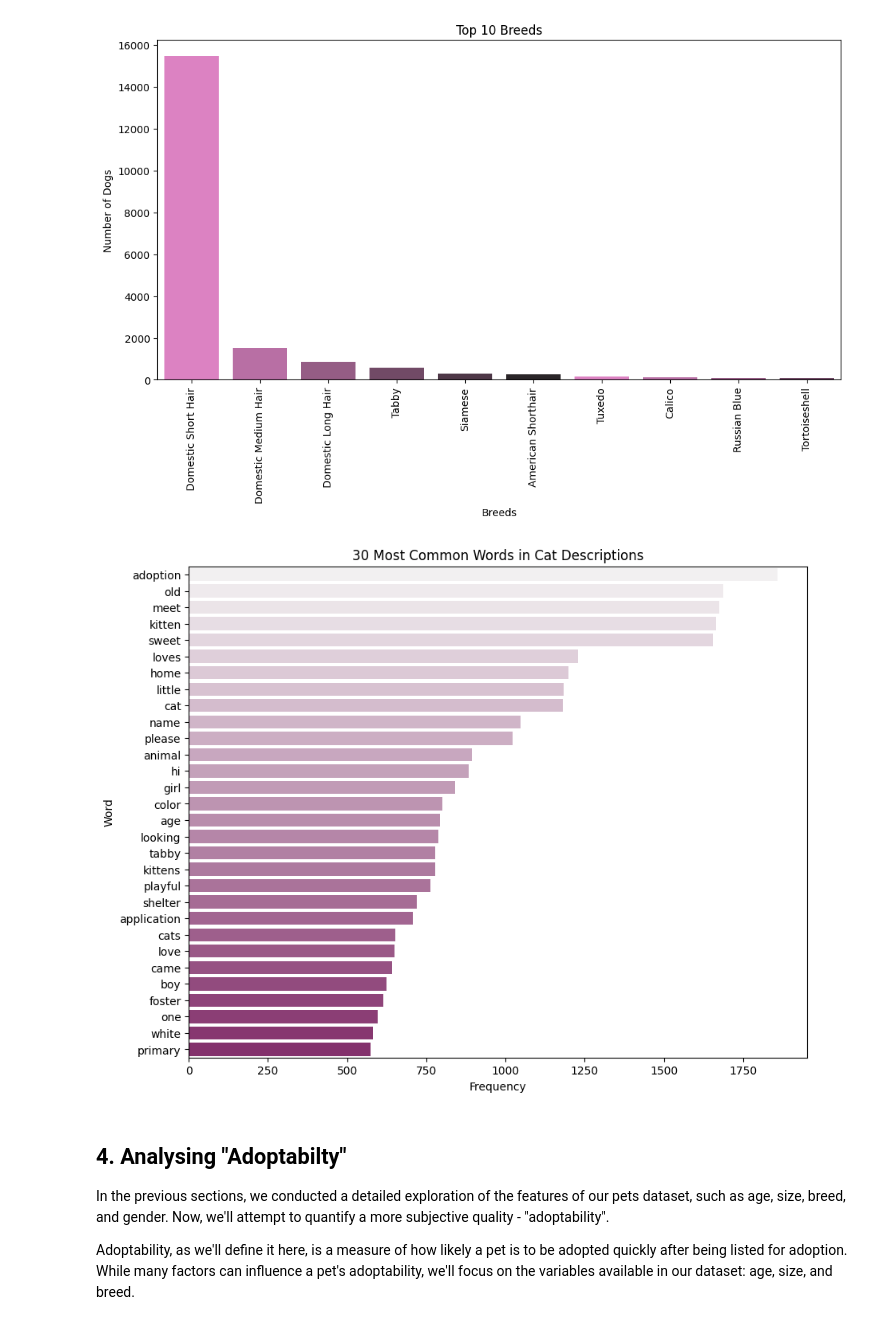
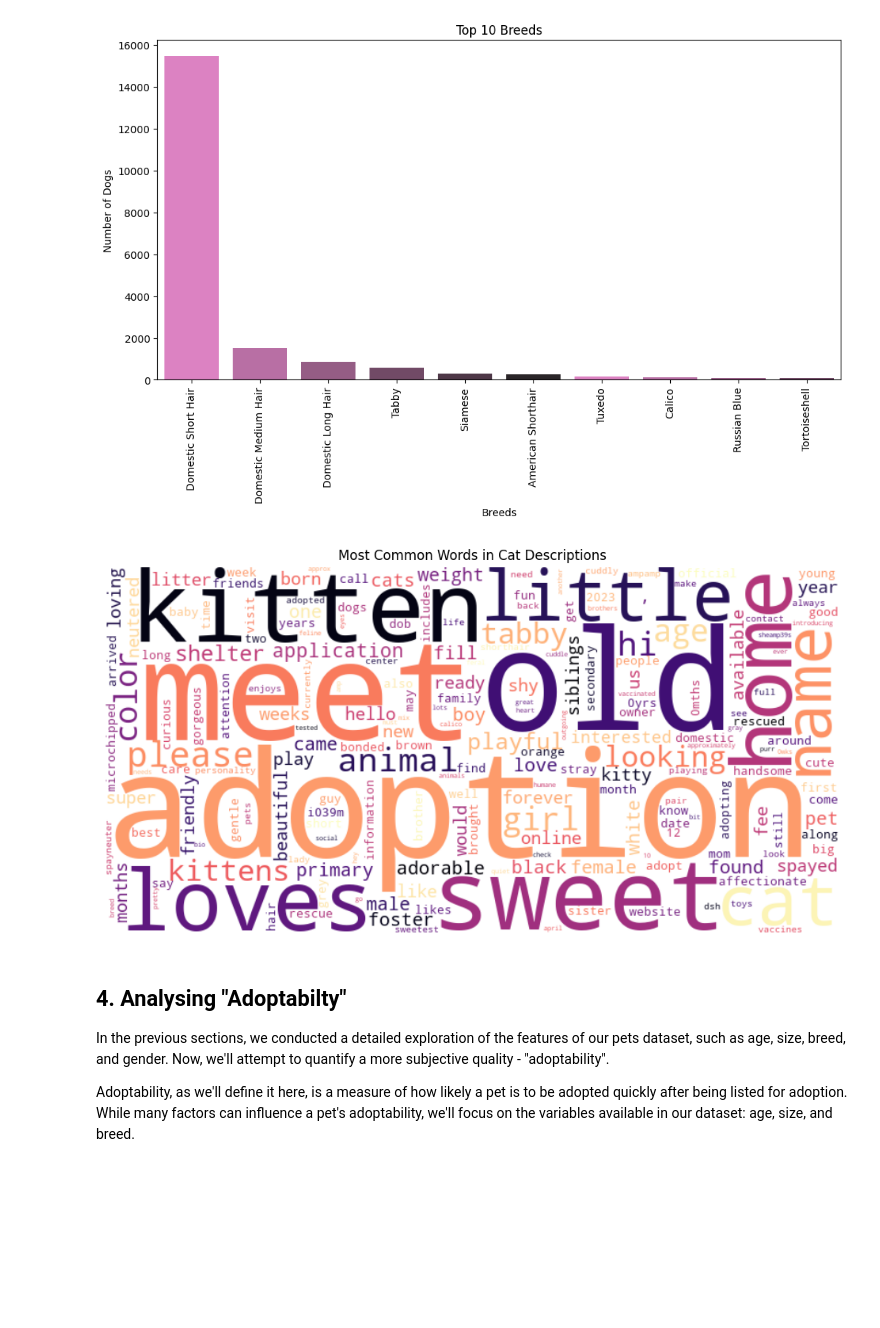
Before and after one commit to violeta-kastreva/pet-adoption-rates-research, a Jupyter notebook: pets-research.ipynb, the cells around one changed output. Cells and saved outputs as stored; diff of their text form; code cells hidden in the pictures; blank space fills up the shorter version.

```diff
--- a/pets-research.ipynb
+++ b/pets-research.ipynb
@@ -222,7 +212,7 @@ def text_analysis(df):
     # plt.xlabel("Frequency")
     # plt.ylabel("Word")
 
-    wordcloud = WordCloud(width=800, height=400, background_color='black', colormap='viridis').generate_from_frequencies(word_freq)
+    wordcloud = WordCloud(width=800, height=400, background_color='white', colormap='viridis').generate_from_frequencies(word_freq)
 
     # Plot the word cloud
     plt.figure(figsize=(12, 8))
@@ -308,44 +298,55 @@ translator = str.maketrans("", "", string.punctuation)
 
 pink_palette = sns.color_palette("light:#912372", n_colors=30)
 
 
 def text_analysis(df):
     # List to store the words
     words = []
 
     # Remove NaN descriptions
     df = df.dropna(subset=['description'])
 
     # Add custom stopwords
     custom_stopwords = stopwords.words('english')
-    custom_stopwords.extend(["iamp39m"])
+
+    custom_stopwords.extend(["iamp39m", ","])
+    custom_stopwords.extend(["1", "2", "3", "4", "5", "6", "7", "8", "9"])
 
     for description in df['description']:
         # Replace single quotes
         description = description.replace("'", "")
         tokens = word_tokenize(description.lower().translate(translator))
         words.extend([word for word in tokens if word not in custom_stopwords])
 
     # Get the frequency of each word
     word_freq = Counter(words)
 
     # Find the 30 most common words
     common_words = word_freq.most_common(31)
 
-    # Create DataFrame for the most common words
-    word_df = pd.DataFrame(common_words, columns=["Word", "Frequency"])
-    word_df.drop(25, inplace=True)
+    # # Create DataFrame for the most common words
+    # word_df = pd.DataFrame(common_words, columns=["Word", "Frequency"])
+    # word_df.drop(25, inplace=True)
 
-    # Plot the frequencies
-    plt.figure(figsize=(10,8))
-    sns.barplot(x="Frequency", y="Word", data=word_df, palette=pink_palette, orient="h")
-    plt.title("30 Most Common Words in Cat Descriptions")
-    plt.xlabel("Frequency")
-    plt.ylabel("Word")
+    # # Plot the frequencies
+    # plt.figure(figsize=(10,8))
+    # sns.barplot(x="Frequency", y="Word", data=word_df, palette=pink_palette, orient="h")
+    # plt.title("30 Most Common Words in Cat Descriptions")
+    # plt.xlabel("Frequency")
+    # plt.ylabel("Word")
+
+    wordcloud = WordCloud(width=800, height=400, background_color='white', colormap='magma').generate_from_frequencies(word_freq)
+
+    # Plot the word cloud
+    plt.figure(figsize=(12, 8))
+    plt.imshow(wordcloud, interpolation='bilinear')
+    plt.axis('off')
+    plt.title("Most Common Words in Cat Descriptions")
+    plt.show()
 
 text_analysis(df)
 # %% [output]
-[figure, old version]
+[figure, new version]
 # %% [markdown]
 ## 4. Analysing "Adoptabilty"
 
```
Also changed, not shown: parts of 10 cells of this notebook.
